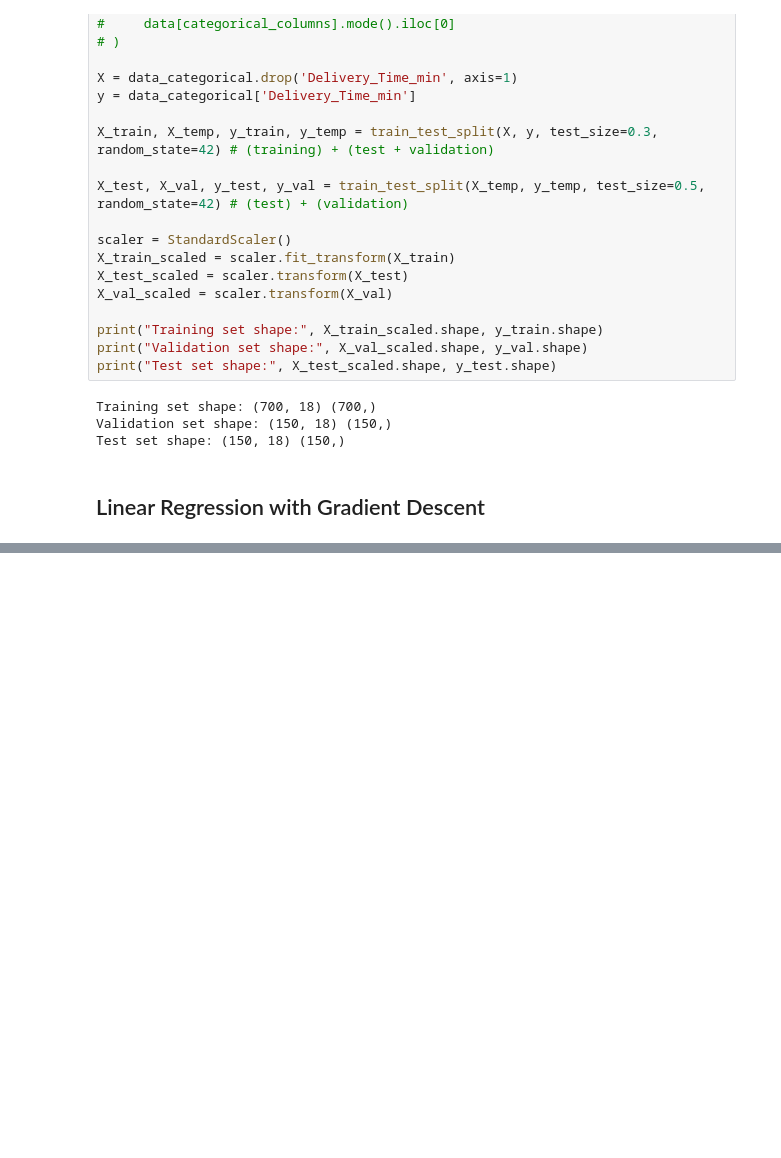
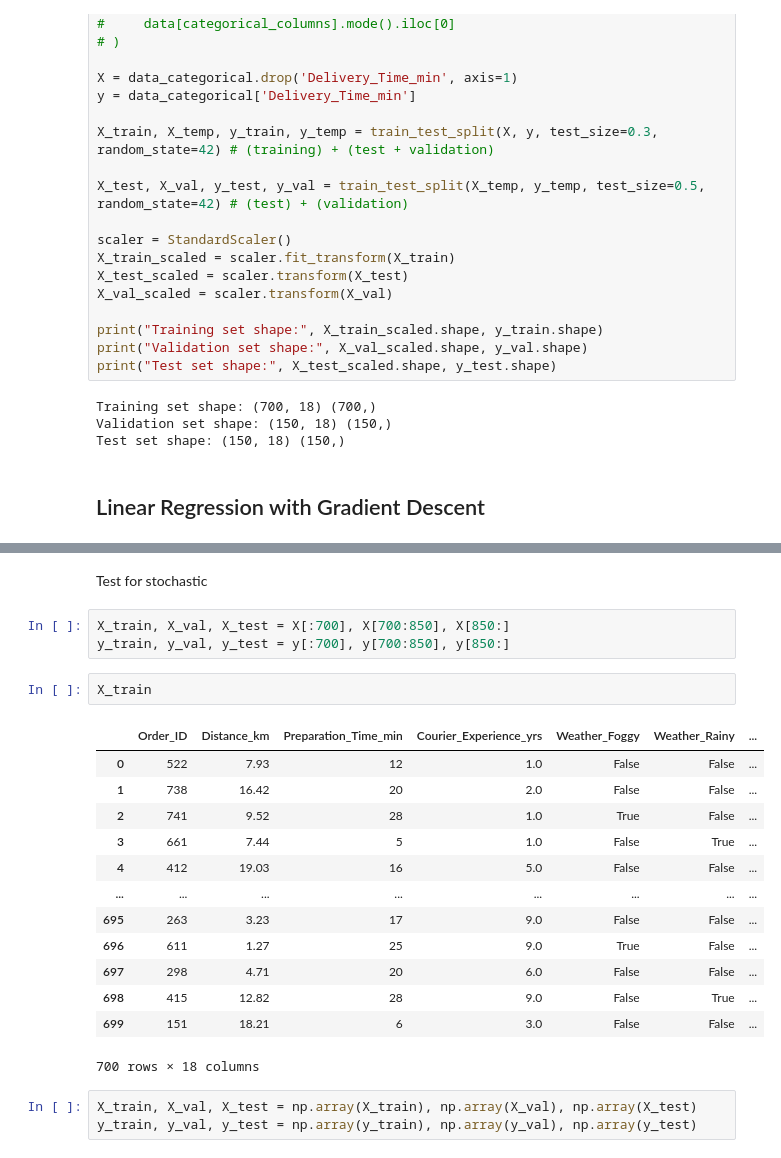
Before and after one commit to anshium/smai-assignment-1, a Jupyter notebook: Question_1/q1.ipynb, the cells around one changed output, grey strips where cells are left out. Cells and saved outputs as stored; diff of their text form; blank space fills up the shorter version.

```diff
--- a/Question_1/q1.ipynb
+++ b/Question_1/q1.ipynb
@@ -248,0 +284,24 @@ def do2_2():
+# %% [markdown]
+Test for stochastic
+# %%
+X_train, X_val, X_test = X[:700], X[700:850], X[850:]
+y_train, y_val, y_test = y[:700], y[700:850], y[850:]
+# %%
+X_train
+# %% [output]
+|  | Order_ID | Distance_km | Preparation_Time_min | Courier_Experience_yrs | Weather_Foggy | Weather_Rainy | ... |
+| 0 | 522 | 7.93 | 12 | 1.0 | False | False | ... |
+| 1 | 738 | 16.42 | 20 | 2.0 | False | False | ... |
+| 2 | 741 | 9.52 | 28 | 1.0 | True | False | ... |
+| 3 | 661 | 7.44 | 5 | 1.0 | False | True | ... |
+| 4 | 412 | 19.03 | 16 | 5.0 | False | False | ... |
+| ... | ... | ... | ... | ... | ... | ... | ... |
+| 695 | 263 | 3.23 | 17 | 9.0 | False | False | ... |
+| 696 | 611 | 1.27 | 25 | 9.0 | True | False | ... |
+| 697 | 298 | 4.71 | 20 | 6.0 | False | False | ... |
+| 698 | 415 | 12.82 | 28 | 9.0 | False | True | ... |
+| 699 | 151 | 18.21 | 6 | 3.0 | False | False | ... |
+700 rows × 18 columns
+# %%
+X_train, X_val, X_test = np.array(X_train), np.array(X_val), np.array(X_test)
+y_train, y_val, y_test = np.array(y_train), np.array(y_val), np.array(y_test)
```
Also changed, not shown: parts of 7 cells of this notebook, 30 other files.
